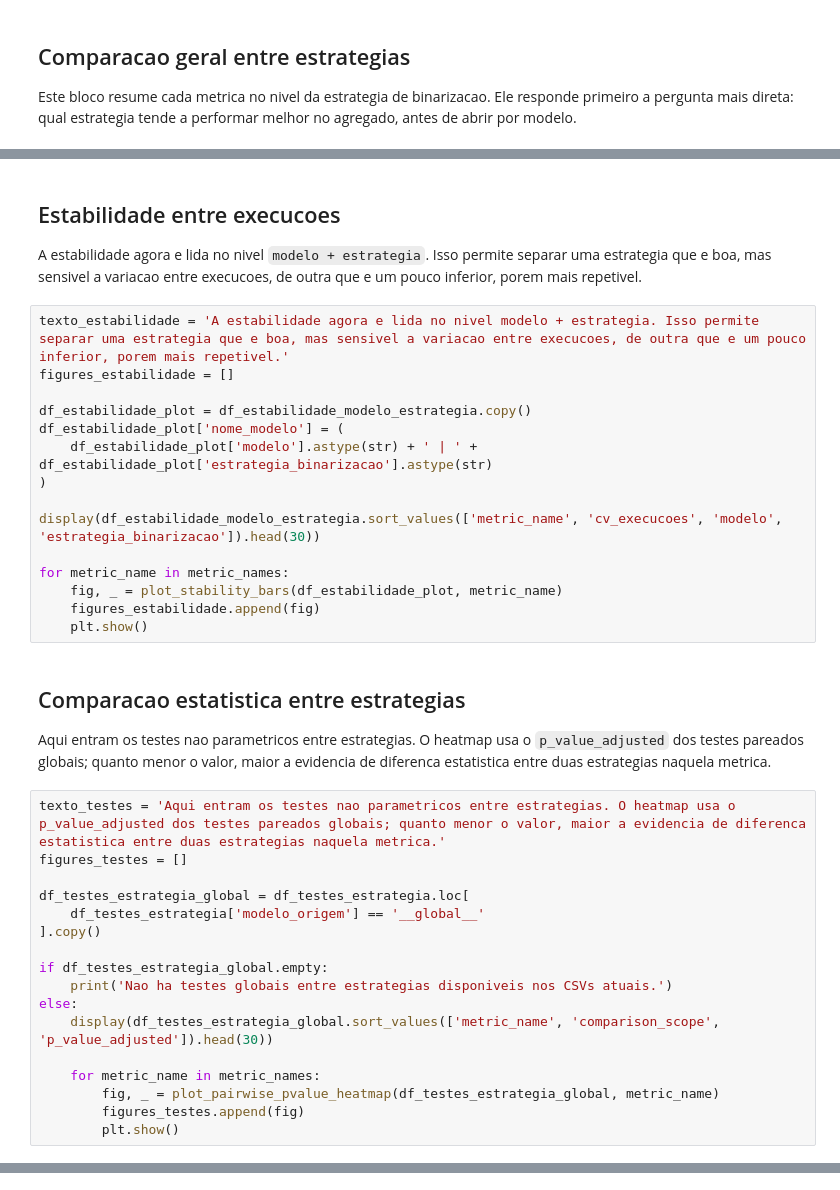
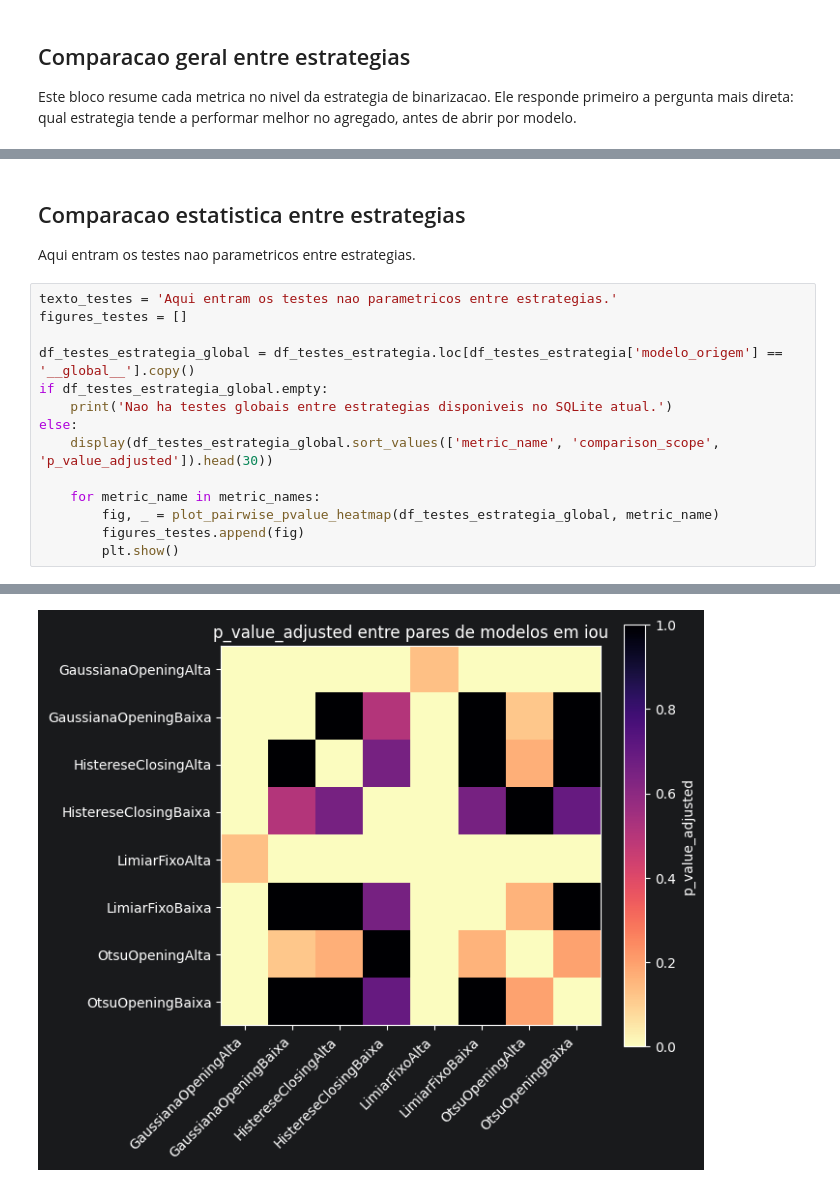
Before and after one commit to Victor-Saraiva-P/Projeto-bufalos, a Jupyter notebook: notebooks/07_visualizacao_segmentacao_binarizada.ipynb, the cells around one changed output, grey strips where cells are left out. Saved outputs shown, nothing was run; the diff lists cells and outputs as text.

```diff
--- a/notebooks/07_visualizacao_segmentacao_binarizada.ipynb
+++ b/notebooks/07_visualizacao_segmentacao_binarizada.ipynb
@@ -104,36 +148,14 @@ for metric_name in metric_names:
-# %% [markdown]
-## Estabilidade entre execucoes
-
-A estabilidade agora e lida no nivel `modelo + estrategia`. Isso permite separar uma estrategia que e boa, mas sensivel a variacao entre execucoes, de outra que e um pouco inferior, porem mais repetivel.
-# %%
-texto_estabilidade = 'A estabilidade agora e lida no nivel modelo + estrategia. Isso permite separar uma estrategia que e boa, mas sensivel a variacao entre execucoes, de outra que e um pouco inferior, porem mais repetivel.'
-figures_estabilidade = []
-
-df_estabilidade_plot = df_estabilidade_modelo_estrategia.copy()
-df_estabilidade_plot['nome_modelo'] = (
-    df_estabilidade_plot['modelo'].astype(str) + ' | ' + df_estabilidade_plot['estrategia_binarizacao'].astype(str)
-)
-
-display(df_estabilidade_modelo_estrategia.sort_values(['metric_name', 'cv_execucoes', 'modelo', 'estrategia_binarizacao']).head(30))
-
-for metric_name in metric_names:
-    fig, _ = plot_stability_bars(df_estabilidade_plot, metric_name)
-    figures_estabilidade.append(fig)
-    plt.show()
 # %% [markdown]
 ## Comparacao estatistica entre estrategias
 
-Aqui entram os testes nao parametricos entre estrategias. O heatmap usa o `p_value_adjusted` dos testes pareados globais; quanto menor o valor, maior a evidencia de diferenca estatistica entre duas estrategias naquela metrica.
+Aqui entram os testes nao parametricos entre estrategias.
 # %%
-texto_testes = 'Aqui entram os testes nao parametricos entre estrategias. O heatmap usa o p_value_adjusted dos testes pareados globais; quanto menor o valor, maior a evidencia de diferenca estatistica entre duas estrategias naquela metrica.'
+texto_testes = 'Aqui entram os testes nao parametricos entre estrategias.'
 figures_testes = []
 
-df_testes_estrategia_global = df_testes_estrategia.loc[
-    df_testes_estrategia['modelo_origem'] == '__global__'
-].copy()
-
+df_testes_estrategia_global = df_testes_estrategia.loc[df_testes_estrategia['modelo_origem'] == '__global__'].copy()
 if df_testes_estrategia_global.empty:
-    print('Nao ha testes globais entre estrategias disponiveis nos CSVs atuais.')
+    print('Nao ha testes globais entre estrategias disponiveis no SQLite atual.')
 else:
     display(df_testes_estrategia_global.sort_values(['metric_name', 'comparison_scope', 'p_value_adjusted']).head(30))
 
@@ -141,3 +163,4 @@ else:
         fig, _ = plot_pairwise_pvalue_heatmap(df_testes_estrategia_global, metric_name)
         figures_testes.append(fig)
         plt.show()
+# %% [output]
@@ -143,0 +184 @@ else:
+[figure, added]
```
Also changed, not shown: parts of 19 cells of this notebook, 53 other files.
